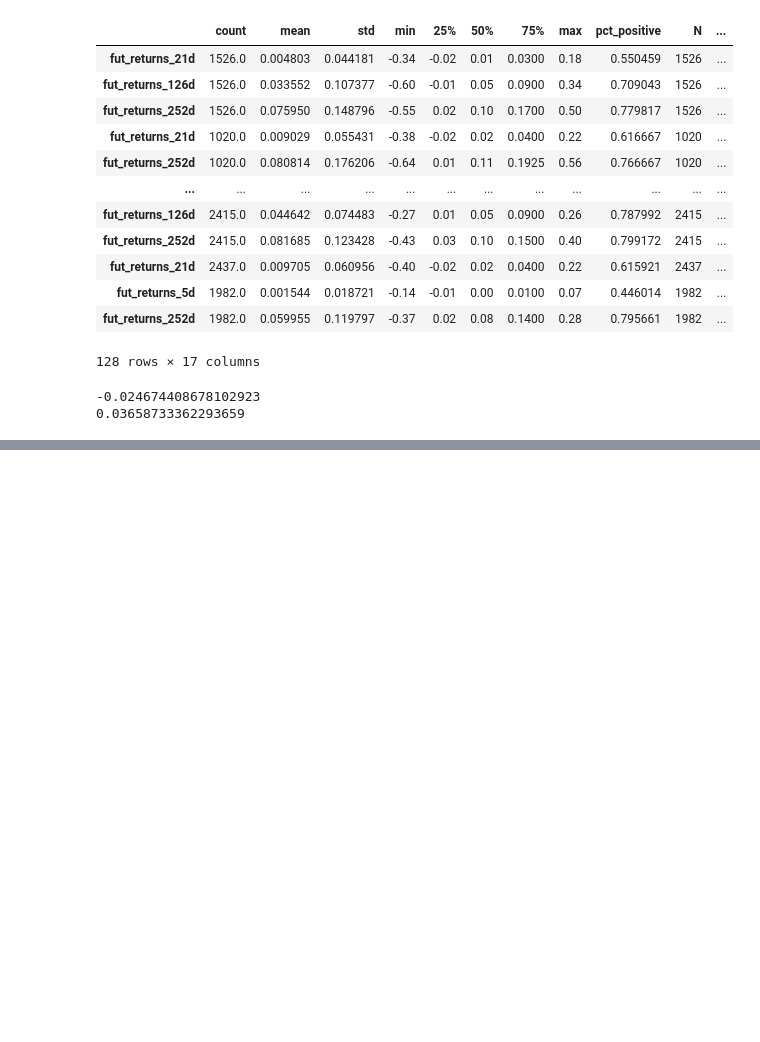
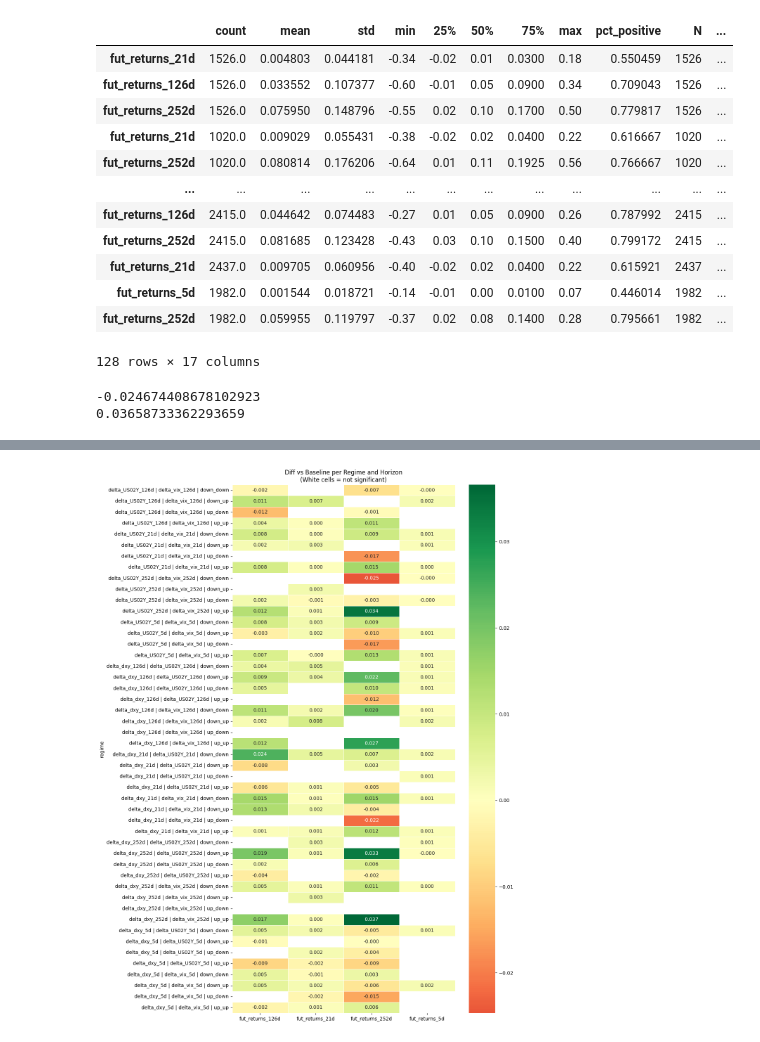
Before and after one commit to BrunoPPivetti/intermaket_cycle_analysis---dxy-stocks-and-vix, a Jupyter notebook: intermarket_analysis.ipynb, the cells around one changed output, grey strips where cells are left out. Saved outputs shown, nothing was run; the diff lists cells and outputs as text; code cells hidden in the pictures; blank space fills up the shorter version.

Commit message:
Top 5 regimes (best and worst) and heatmap (to be refactored)

```diff
--- a/intermarket_analysis.ipynb
+++ b/intermarket_analysis.ipynb
@@ -177,7 +177,7 @@ def combination(dataframe, variable_column_1, variable_column_2, fut_returns):
                  .assign(
                      pct_positive = (subset > 0).mean().values,
                      N=len(subset),
-                     quadrante=name,
+                     quadrant=name,
                      var1=variable_column_1,
                      var2=variable_column_2
                  ))
@@ -316,6 +317,7 @@ all_results
 | fut_returns_252d | 1982.0 | 0.059955 | 0.119797 | -0.37 | 0.02 | 0.08 | 0.14 | 0.28 | 0.795661 | 1982 | ... |
 192 rows × 16 columns
 # %%
+#difference between baseline and specific scenarios
 sig = all_results[all_results['significant'] == True].copy()
 
 baseline_means = {
@@ -329,6 +331,10 @@ sig['diff_baseline'] = sig.apply(
     lambda row: row['mean'] - baseline_means[row.name], axis=1
 )
 
+all_results['diff_baseline'] = all_results.apply(
+    lambda row: row['mean'] - baseline_means[row.name], axis=1
+)
+
 sig
 # %% [output]
 |  | count | mean | std | min | 25% | 50% | 75% | max | pct_positive | N | ... |
@@ -352,0 +385,37 @@ print(sig['diff_baseline'].max())
+# %%
+#visualization
+
+all_results['regime'] = (all_results['var1'] + ' | ' +
+                         all_results['var2'] + ' | ' +
+                         all_results['quadrant'])
+
+heatmap_data = all_results.pivot_table(
+    index = 'regime',
+    columns = all_results.index,
+    values = 'diff_baseline'
+)
+
+mask = all_results.pivot_table(
+    index = 'regime',
+    columns = all_results.index,
+    values = 'significant'
+).eq(False) #True where it isn't significant
+
+fig, ax = plt.subplots(figsize=(12,16))
+
+sns.heatmap(
+    heatmap_data,
+    mask = mask,
+    cmap= 'RdYlGn',
+    center = 0,
+    annot = True,
+    fmt = '.3f',
+    linewidths = 0.5,
+    ax = ax
+)
+
+ax.set_title('Diff vs Baseline per Regime and Horizon\n(White cells = not significant)')
+plt.tight_layout()
+plt.show()
+# %% [output]
+[figure, added]
```
Also changed, not shown: parts of 2 cells of this notebook.
